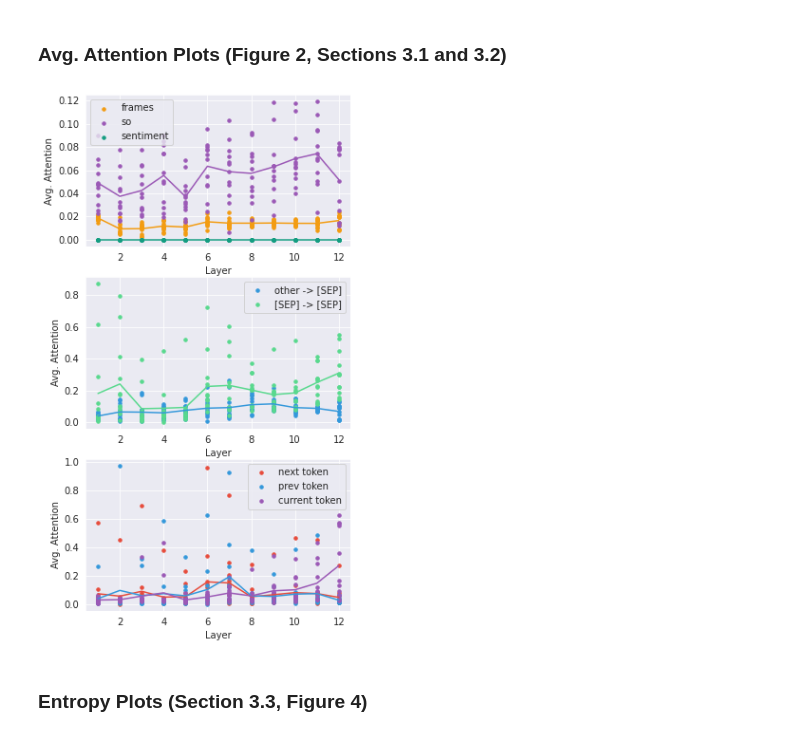
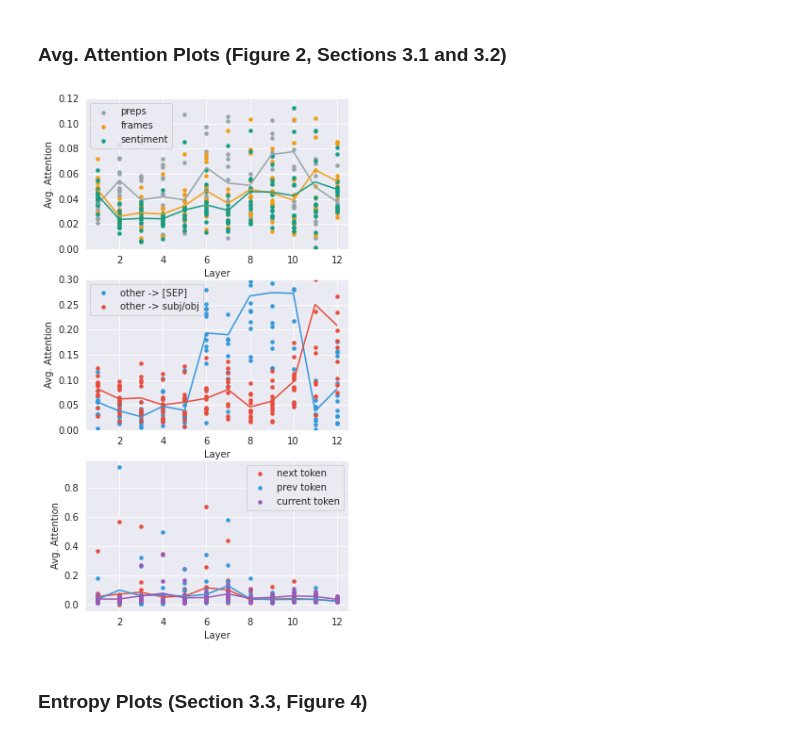
Before and after one commit to nicolay-r/attention-analysis, a Jupyter notebook: General_Analysis.ipynb, the cells around one changed output. Drawn from its saved outputs; the diff is of its cells as text; code cells hidden in the pictures.

```diff
--- a/General_Analysis.ipynb
+++ b/General_Analysis.ipynb
@@ -40,7 +40,7 @@ models_list = [
 
 data = load_pickle("./output/rsr-v1_1-fixed-balanced-tpc50_3l/"+
                    "bert-nli_m-sharp-simple-3l-ra-20ln/"+
-                   models_list[0])
+                   models_list[1])
 n_docs = len(data)
 
 # Average Jenson-Shannon divergences between attention heads
@@ -57,12 +57,19 @@ def data_iterator():
 # %%
 from map_tokens import process_tokens, read_lexicon, iter_from_file
 
+# declaring keys.
+FRAMES_KEY = "a0-a1"
+SENTS_KEY = "sents"
+PREPS_KEY = "preps"
+CONJS_KEY = "conj"
 
 # Reading vocabularies from filepaths
 vocabs = {
-  'sent': set(read_lexicon("data/rusentilex.csv")),
-  'a0-a1': set(iter_from_file("data/rusentiframes_a0_to_a1.txt")),
-  'subj_obj': set(['s', 'o'])
+  SENTS_KEY: set(read_lexicon("data/rusentilex.csv")),
+  FRAMES_KEY: set(iter_from_file("data/rusentiframes_a0_to_a1.txt")),
+  'subj_obj': set(['s', 'o']),
+  PREPS_KEY: set(['к', 'на', 'по', 'с', 'до', 'в', 'во', "у"]),
+  CONJS_KEY: set(['и', 'но', 'а'])
 }
 # %%
 n_docs_with_frames = 0
@@ -72,12 +79,12 @@ for tokens, attns in data_iterator():
   vocab_entries_stat = process_tokens(tokens=tokens, vocabs=vocabs)
 
   # updating docs count, related to the particular vocab.
-  if vocab_entries_stat["a0-a1"] > 0:
+  if vocab_entries_stat[FRAMES_KEY] > 0:
     n_docs_with_frames += 1
-  if vocab_entries_stat["sent"] > 0:
+  if vocab_entries_stat[SENTS_KEY] > 0:
     n_docs_with_sents += 1
 
-print("With frames: {}".format(n_docs_with_frames)
-print("With sentiment wn_docs_with_sents)
+print("Docs with frames: {}".format(n_docs_with_frames))
+print("Docs with sentiment words: {}".format(n_docs_with_sents))
 # %% [output]
 0.1% done
@@ -284,38 +331,45 @@ def add_line(key, ax, color, label, plot_avgs=True):
     ax.plot(1 + np.arange(len(avgs)), avgs, color=color)
   ax.legend(loc="best")
   ax.set_xlabel("Layer")
   ax.set_ylabel("Avg. Attention")
 
 
 plt.figure(figsize=(5, 10))
 ax = plt.subplot(3, 1, 1)
+ax.set_ylim([0,0.12])
 for key, color, label in [
     # ("cls", RED, "[CLS]"),
     # ("sep", BLUE, "[SEP]"),
-    ("a0-a1", ORANGE, "frames"),
-    ("subj_obj", PURPLE, "so"),
-    ("sents", SEA, "sentiment")
+    (PREPS_KEY, GREY, "preps"),
+    # (CONJS_KEY, BLACK, "conjs"),
+    (FRAMES_KEY, ORANGE, "frames"),
+    # ("subj_obj", PURPLE, "so"),
+    (SENTS_KEY, SEA, "sentiment")
 ]:
   add_line(key, ax, color, label)
 
 ax = plt.subplot(3, 1, 2)
+ax.set_ylim([0,0.3])
 for key, color, label in [
     ("rest_sep", BLUE, "other -> [SEP]"),
-    ("sep_sep", GREEN, "[SEP] -> [SEP]"),
+    # ("sep_sep", GREEN, "[SEP] -> [SEP]"),
+    ("rest_so", RED, "other -> subj/obj"),
+    # ("rest_preps", SEA, "other -> preps"),
+    # ("rest_conjs", PURPLE, "other -> conjs")
 ]:
   add_line(key, ax, color, label)
 
 ax = plt.subplot(3, 1, 3)
 for key, color, label in [
     ("left", RED, "next token"),
     ("right", BLUE, "prev token"),
     ("self", PURPLE, "current token"),
 ]:
   add_line(key, ax, color, label, plot_avgs=True)
 
 plt.show()
 # %% [output]
-[figure, old version]
+[figure, new version]
 # %% [markdown]
 ### Entropy Plots (Section 3.3, Figure 4)
 # %%
```
Also changed, not shown: parts of 3 cells of this notebook.
